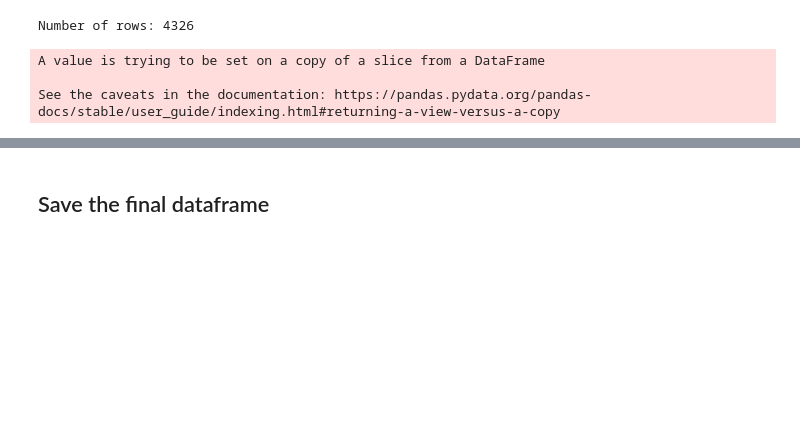
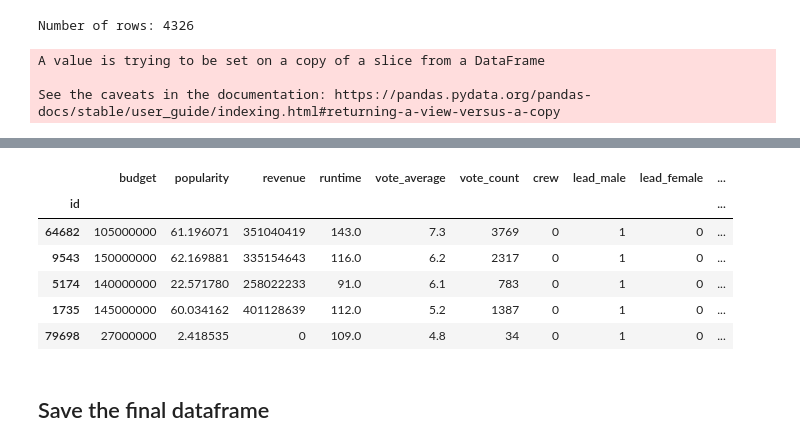
Before and after one commit to dluo96/datatonic-challenge, a Jupyter notebook: feature-engineering/one_hot_encoding.ipynb, the cells around one changed output, grey strips where cells are left out. Drawn from its saved outputs; the diff is of its cells as text; code cells hidden in the pictures; blank space fills up the shorter version.

Commit message:
changes to OHE script to get data modelling ready

```diff
--- a/feature-engineering/one_hot_encoding.ipynb
+++ b/feature-engineering/one_hot_encoding.ipynb
@@ -260,13 +259,9 @@ data_copy.head()
 # %%
-''''
-
-adds all novels to the unified 'book' column
-
-''''
-
-
-
+pd.set_option('mode.chained_assignment', None)
 def based_on_book(df):
+    '''
+    adds all novels to the unified 'book' column
+    '''
     for i in range(len(df)):
         if df['based on novel'][i]==1:
             df['book'][i] = 1
@@ -276,5 +271,7 @@ def based_on_book(df):
             df['book'][i] = 1
         if df['based on young adult novel'][i]==1:
             df['book'][i] = 1
+    # dropping the individual book columns to avoid duplicating information
+    df = df.drop(["based on young adult novel", "based on novel", "based on comic book"], axis=1)
 
-based_on_book(data_copy)
+    return df
@@ -293,0 +278,2 @@ See the caveats in the documentation: https://pandas.pydata.org/pandas-docs/stab
+# %%
+data_with_book_summarised = based_on_book(data_ohe)
@@ -294,2 +292,24 @@ See the caveats in the documentation: https://pandas.pydata.org/pandas-docs/stab
+# %%
+def creating_numeric_df(df):
+    """
+    Takes the OHE encoded data and creates a dataframe with only columns used for modelling
+    """
+    #dropping duplicated "movie_id" column and setting index on movie id"
+    df = df.drop("movie_id", axis=1).set_index('id')
+
+    df = df.select_dtypes(include=['number'])
+    return df
+# %%
+data_only_numeric = creating_numeric_df(data_with_book_summarised)
+# %%
+data_only_numeric.head()
+# %% [output]
+|  | budget | popularity | revenue | runtime | vote_average | vote_count | crew | lead_male | lead_female | ... |
+| id |  |  |  |  |  |  |  |  |  | ... |
+| 64682 | 105000000 | 61.196071 | 351040419 | 143.0 | 7.3 | 3769 | 0 | 1 | 0 | ... |
+| 9543 | 150000000 | 62.169881 | 335154643 | 116.0 | 6.2 | 2317 | 0 | 1 | 0 | ... |
+| 5174 | 140000000 | 22.571780 | 258022233 | 91.0 | 6.1 | 783 | 0 | 1 | 0 | ... |
+| 1735 | 145000000 | 60.034162 | 401128639 | 112.0 | 5.2 | 1387 | 0 | 1 | 0 | ... |
+| 79698 | 27000000 | 2.418535 | 0 | 109.0 | 4.8 | 34 | 0 | 1 | 0 | ... |
 # %% [markdown]
 ## Save the final dataframe
```
Also changed, not shown: parts of 14 cells of this notebook.
